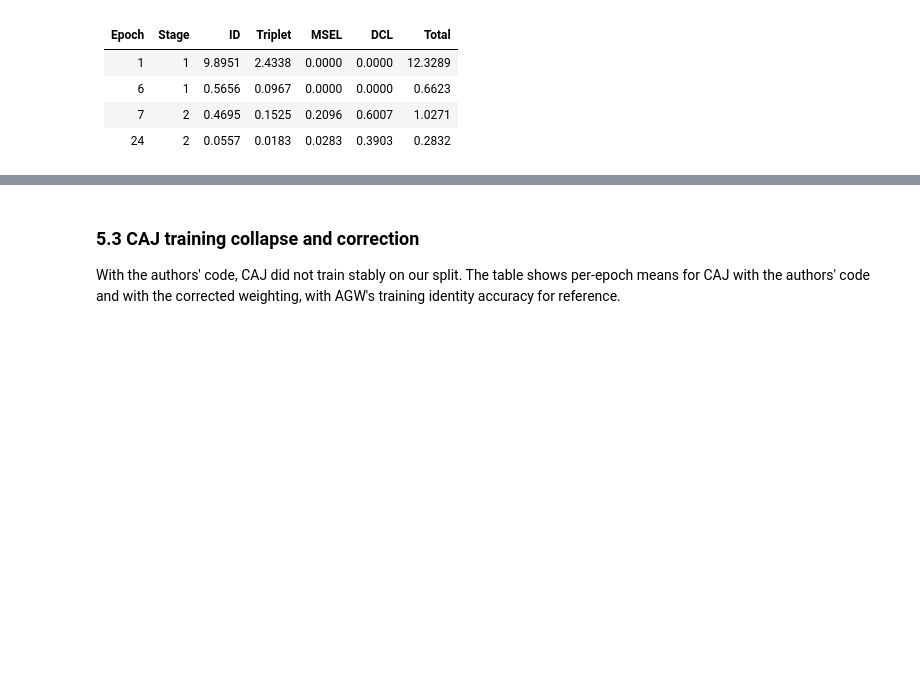
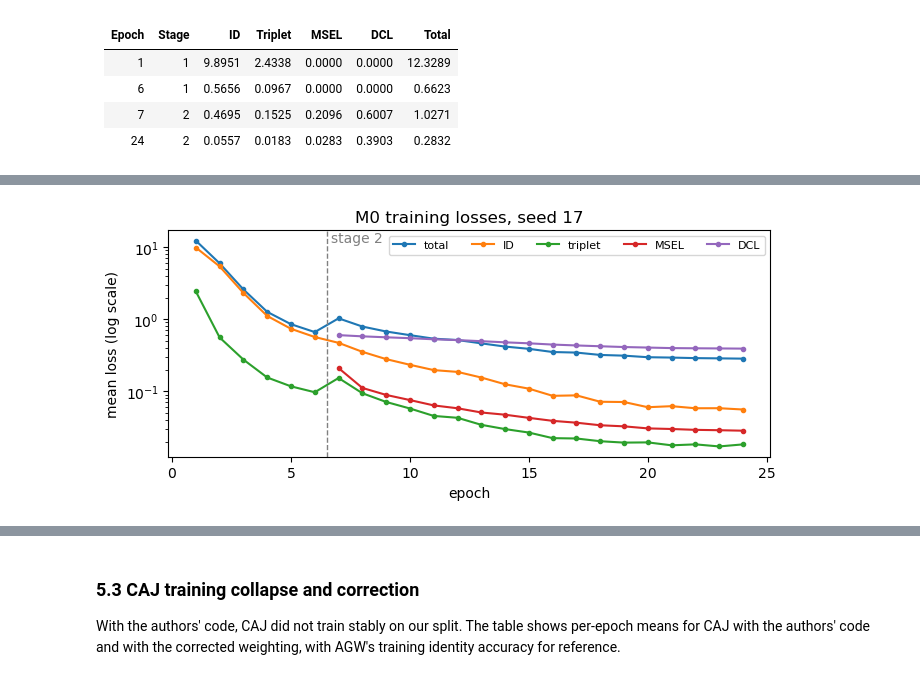
Before and after one commit to cattiesu2025/9444_project, a Jupyter notebook: submission/project.ipynb, the cells around one changed output, grey strips where cells are left out. Cells and saved outputs as stored; diff of their text form; code cells hidden in the pictures; blank space fills up the shorter version.

```diff
--- a/submission/project.ipynb
+++ b/submission/project.ipynb
@@ -162,0 +202,14 @@ show_table(["Method", "Backbone", "Input", "Epochs", "mAP", "mINP", "Rank-1", "R
+# %%
+# All 24 epochs of the same run (mean of 633 batches per epoch).
+epochs = measurements["epochs"]
+fig, ax = plt.subplots(figsize=(7, 3.2))
+for key, label in [("total", "total"), ("id", "ID"), ("triplet", "triplet"), ("msel", "MSEL"), ("dcl", "DCL")]:
+    shown = [e for e in epochs if key not in ("msel", "dcl") or e["stage"] == 2]   # MSEL/DCL are off in stage 1
+    ax.plot([e["epoch"] for e in shown], [e[key] for e in shown], marker="o", ms=3, label=label)
+ax.axvline(6.5, color="grey", ls="--", lw=1)
+ax.text(6.7, ax.get_ylim()[1] * 0.9, "stage 2", color="grey")
+ax.set_yscale("log"); ax.set_xlabel("epoch"); ax.set_ylabel("mean loss (log scale)")
+ax.set_title("M0 training losses, seed 17"); ax.legend(ncol=5, fontsize=8, loc="upper right")
+plt.tight_layout(); plt.show()
+# %% [output]
+[figure, added]
```
Also changed, not shown: parts of 82 cells of this notebook, 4 other files.
